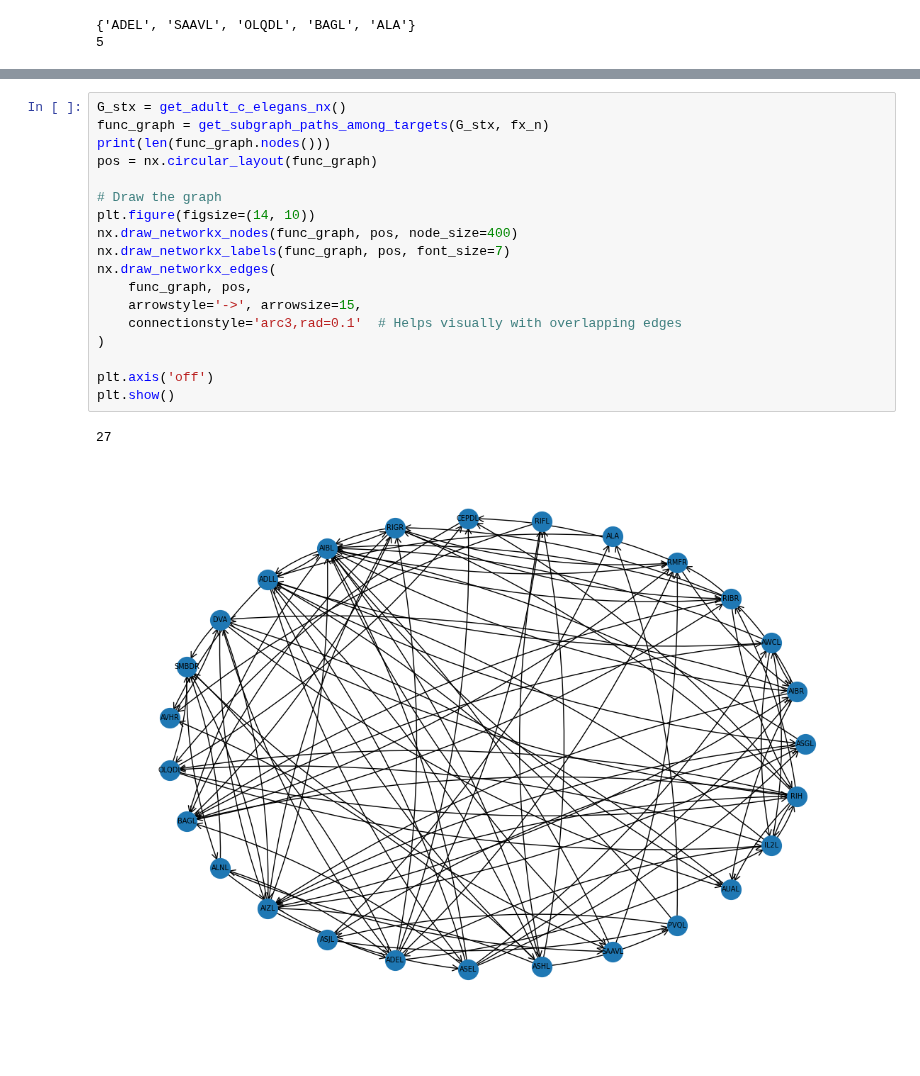
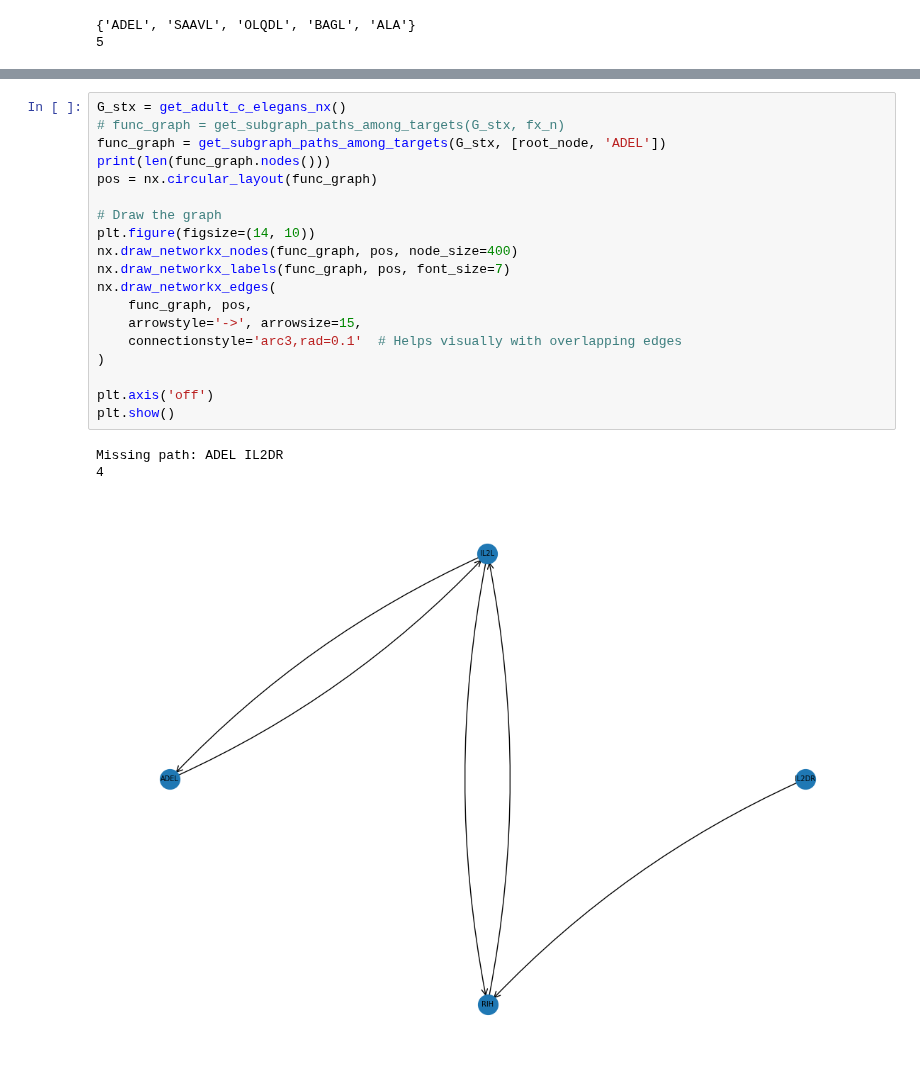
Before and after one commit to Shavit-Lab/celegans_connectome_analysis, a Jupyter notebook: func_verify.ipynb, the cells around one changed output, grey strips where cells are left out. Saved outputs shown, nothing was run; the diff lists cells and outputs as text.

```diff
--- a/func_verify.ipynb
+++ b/func_verify.ipynb
@@ -192,22 +193,24 @@ def get_subgraph_paths_among_targets(G, target_nodes):
     return subgraph
 # %%
 G_stx = get_adult_c_elegans_nx()
-func_graph = get_subgraph_paths_among_targets(G_stx, fx_n)
+# func_graph = get_subgraph_paths_among_targets(G_stx, fx_n)
+func_graph = get_subgraph_paths_among_targets(G_stx, [root_node, 'ADEL'])
 print(len(func_graph.nodes()))
 pos = nx.circular_layout(func_graph)
 
 # Draw the graph
 plt.figure(figsize=(14, 10))
 nx.draw_networkx_nodes(func_graph, pos, node_size=400)
 nx.draw_networkx_labels(func_graph, pos, font_size=7)
 nx.draw_networkx_edges(
     func_graph, pos,
     arrowstyle='->', arrowsize=15,
     connectionstyle='arc3,rad=0.1'  # Helps visually with overlapping edges
 )
 
 plt.axis('off')
 plt.show()
 # %% [output]
-27
+Missing path: ADEL IL2DR
+4
-[figure, old version]
+[figure, new version]
```
Also changed, not shown: parts of 1 cell of this notebook, 3 other files.
